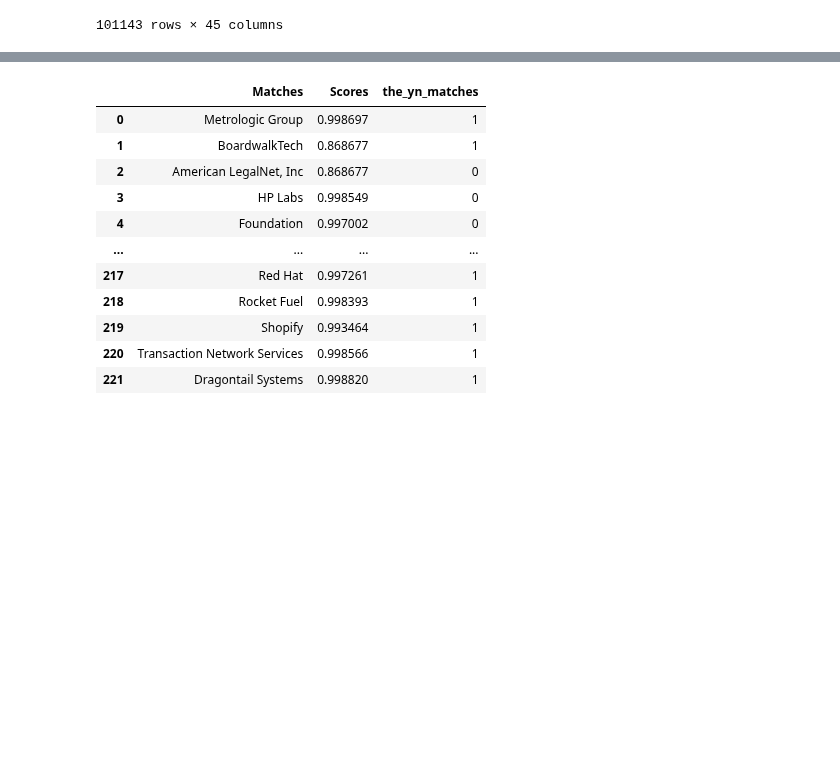
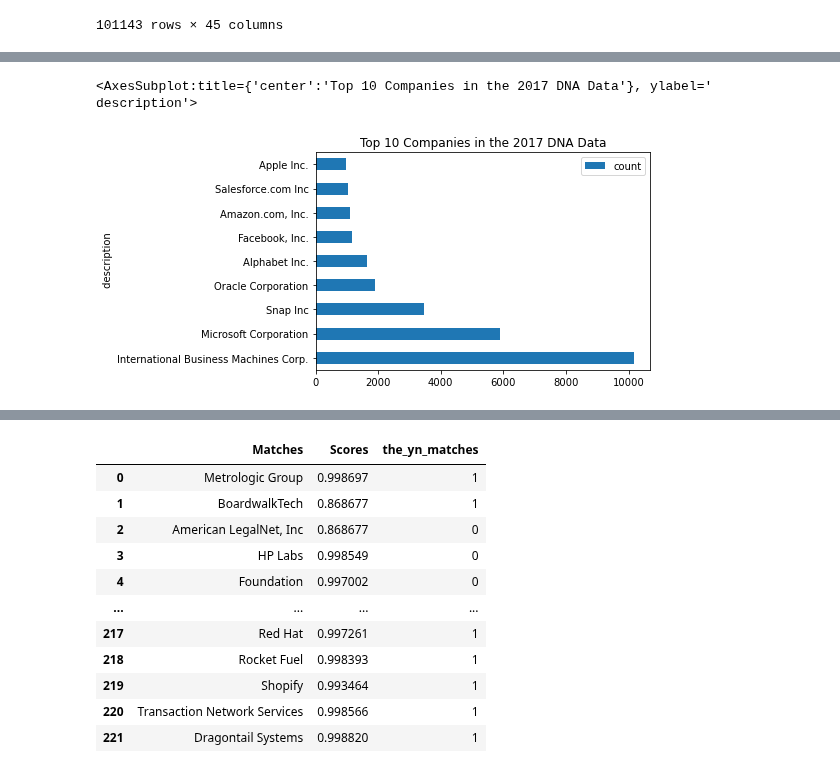
Before and after one commit to DSPG-Young-Scholars-Program/dspg21binn, a Jupyter notebook: src/classification/akilesh/07-15-21_NER.ipynb, the cells around one changed output, grey strips where cells are left out. Saved outputs shown, nothing was run; the diff lists cells and outputs as text; code cells hidden in the pictures; blank space fills up the shorter version.

```diff
--- a/src/classification/akilesh/07-15-21_NER.ipynb
+++ b/src/classification/akilesh/07-15-21_NER.ipynb
@@ -73,0 +52,4 @@ Counter({'NewsRX, LLC': 29018,
+# %%
+company_list=pd.read_csv('/project/biocomplexity/sdad/projects_data/ncses/bi/DNA Data 2021/companies.csv')
+company_list["code"] = company_list["code"].str.lower()
+company_list
@@ -73,0 +70,10 @@ Counter({'NewsRX, LLC': 29018,
+# %%
+companies_2017 = df_new['company_codes_about'].str.split(',', expand=True).stack().value_counts()
+top_companies_2017 = companies_2017.iloc[1:10,]
+df = top_companies_2017.to_frame()
+df['code'] = df.index
+df.columns = ["count","code"]
+
+company_names_counts2=pd.merge(df,company_list[['code',' description']],left_on='code',right_on='code',how='inner')
+df_final = company_names_counts2.drop_duplicates()
+df_final
@@ -73,0 +91,6 @@ Counter({'NewsRX, LLC': 29018,
+# %%
+ax = df_final.plot.barh(x=' description', y="count", rot=0, title ="Top 10 Companies in the 2017 DNA Data")
+ax
+# %% [output]
+<AxesSubplot:title={'center':'Top 10 Companies in the 2017 DNA Data'}, ylabel=' description'>
+[figure, added]
```
Also changed, not shown: parts of 7 cells of this notebook, 5 other files.
